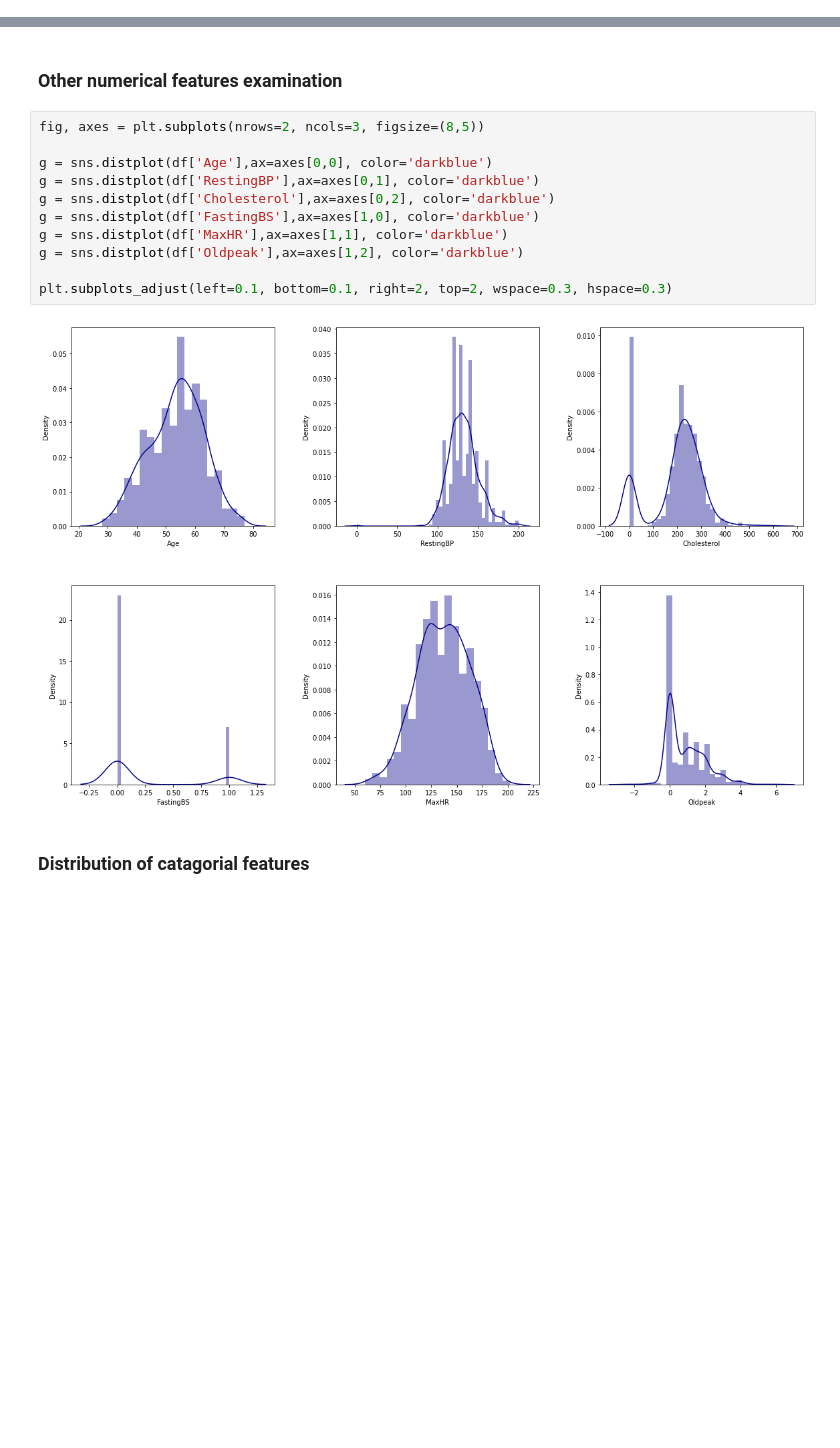
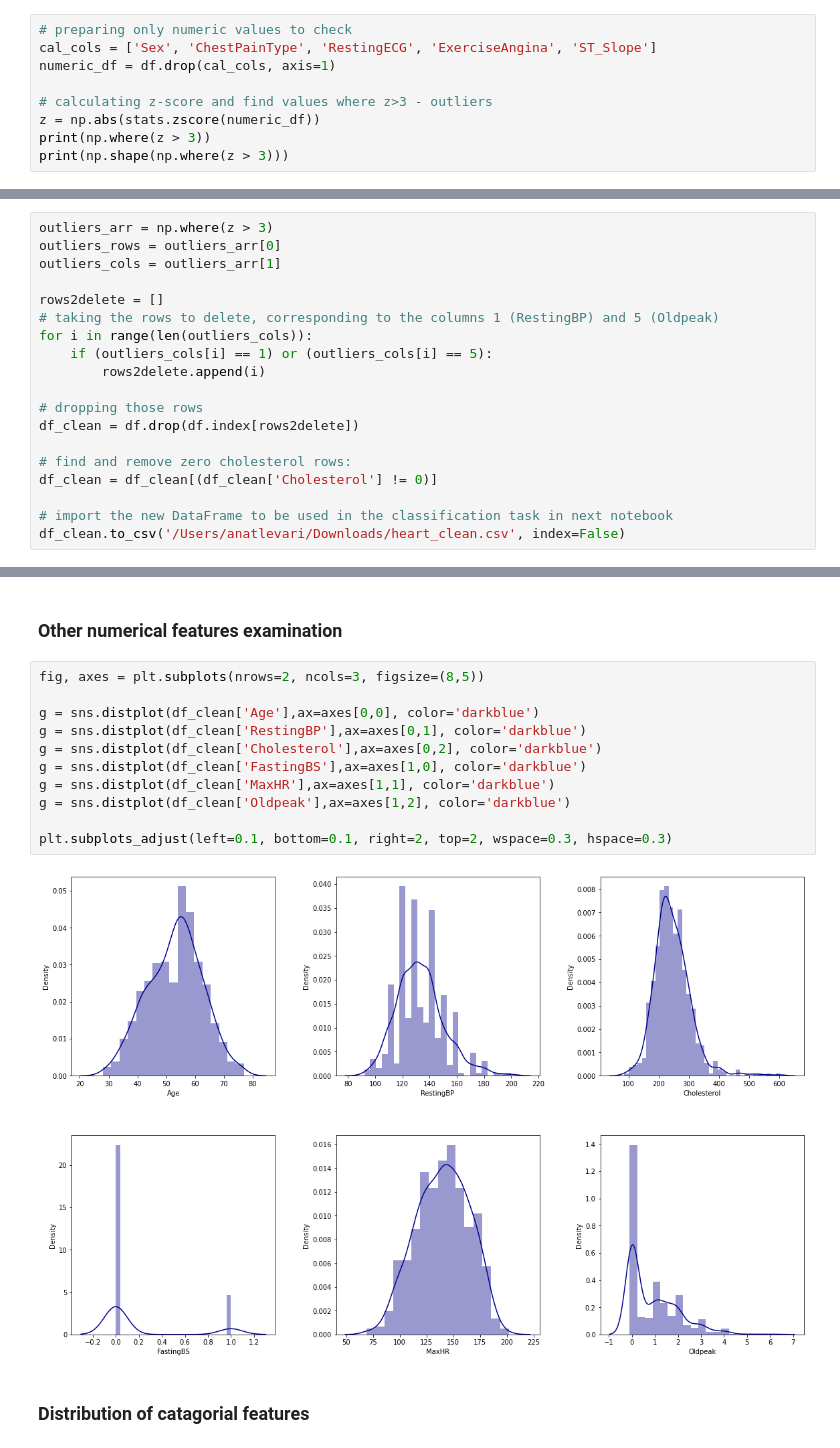
Before and after one commit to anatlevari/HeartFailureClassification, a Jupyter notebook: Heart Failure Insights.ipynb, the cells around one changed output, grey strips where cells are left out. Saved outputs shown, nothing was run; the diff lists cells and outputs as text; blank space fills up the shorter version.

```diff
--- a/Heart Failure Insights.ipynb
+++ b/Heart Failure Insights.ipynb
@@ -61,0 +111,9 @@ This shows that the data is clean and there are no missing values.
+# %%
+# preparing only numeric values to check
+cal_cols = ['Sex', 'ChestPainType', 'RestingECG', 'ExerciseAngina', 'ST_Slope']
+numeric_df = df.drop(cal_cols, axis=1)
+
+# calculating z-score and find values where z>3 - outliers
+z = np.abs(stats.zscore(numeric_df))
+print(np.where(z > 3))
+print(np.shape(np.where(z > 3)))
@@ -62 +153,20 @@ This shows that the data is clean and there are no missing values.
+# %%
+outliers_arr = np.where(z > 3)
+outliers_rows = outliers_arr[0]
+outliers_cols = outliers_arr[1]
+
+rows2delete = []
+# taking the rows to delete, corresponding to the columns 1 (RestingBP) and 5 (Oldpeak)
+for i in range(len(outliers_cols)):
+    if (outliers_cols[i] == 1) or (outliers_cols[i] == 5):
+        rows2delete.append(i)
+
+# dropping those rows
+df_clean = df.drop(df.index[rows2delete])
+
+# find and remove zero cholesterol rows:
+df_clean = df_clean[(df_clean['Cholesterol'] != 0)]
+
+# import the new DataFrame to be used in the classification task in next notebook
+df_clean.to_csv('/Users/anatlevari/Downloads/heart_clean.csv', index=False)
 # %% [markdown]
@@ -147,16 +210,16 @@ From the above calculation, one can see the data is not biased.
 # %%
 fig, axes = plt.subplots(nrows=2, ncols=3, figsize=(8,5))
 
-g = sns.distplot(df['Age'],ax=axes[0,0], color='darkblue')
-g = sns.distplot(df['RestingBP'],ax=axes[0,1], color='darkblue')
-g = sns.distplot(df['Cholesterol'],ax=axes[0,2], color='darkblue')
-g = sns.distplot(df['FastingBS'],ax=axes[1,0], color='darkblue')
-g = sns.distplot(df['MaxHR'],ax=axes[1,1], color='darkblue')
-g = sns.distplot(df['Oldpeak'],ax=axes[1,2], color='darkblue')
+g = sns.distplot(df_clean['Age'],ax=axes[0,0], color='darkblue')
+g = sns.distplot(df_clean['RestingBP'],ax=axes[0,1], color='darkblue')
+g = sns.distplot(df_clean['Cholesterol'],ax=axes[0,2], color='darkblue')
+g = sns.distplot(df_clean['FastingBS'],ax=axes[1,0], color='darkblue')
+g = sns.distplot(df_clean['MaxHR'],ax=axes[1,1], color='darkblue')
+g = sns.distplot(df_clean['Oldpeak'],ax=axes[1,2], color='darkblue')
 
 plt.subplots_adjust(left=0.1, bottom=0.1, right=2, top=2, wspace=0.3, hspace=0.3)
 # %% [output]
-[figure, old version]
+[figure, new version]
 # %% [markdown]
 ### Distribution of catagorial features
 # %%
```
Also changed, not shown: parts of 30 cells of this notebook, 1 other file.
